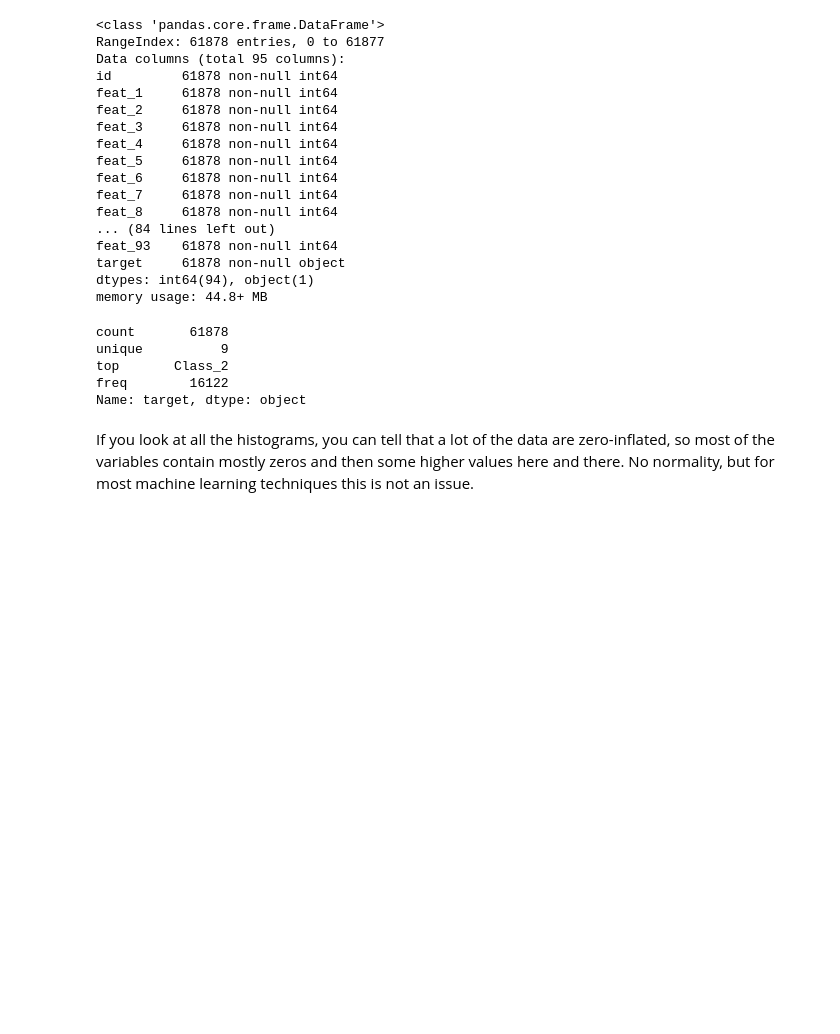
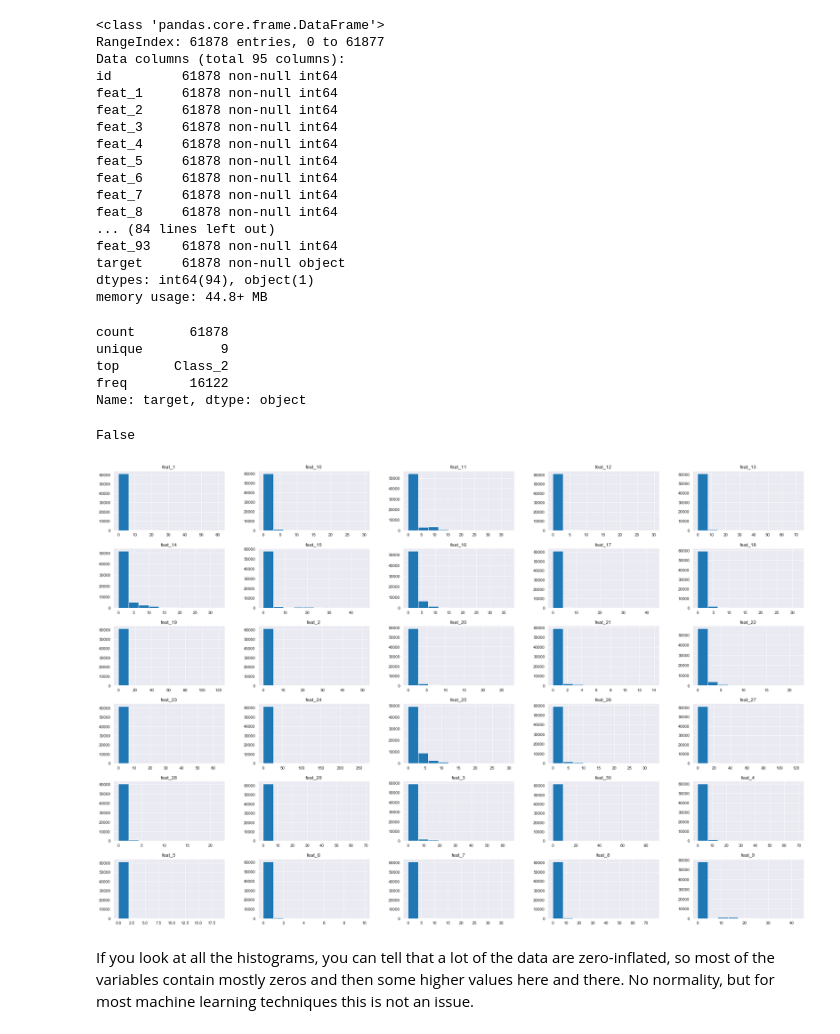
Before and after one commit to MissAle17/dsc-3-36-03-comparing-machine-learning-techniques-using-pipelines-lab-online-ds-sp-000, a Jupyter notebook: index.ipynb, the cells around one changed output. Drawn from its saved outputs; the diff is of its cells as text; code cells hidden in the pictures; blank space fills up the shorter version.

```diff
--- a/index.ipynb
+++ b/index.ipynb
@@ -87,8 +87,8 @@ freq        16122
 Name: target, dtype: object
 # %%
 # Your code here
-
-fcols1 = data.loc[:, 'feat_1':'feat_41']
-fcols2 = data.loc[:, 'feat_42':'feat_93']
+data.isna().any().any()
+# %% [output]
+False
 # %%
 # Your code here
@@ -97,2 +95,8 @@ fcols2 = data.loc[:, 'feat_42':'feat_93']
+# %%
+# Your code here
+feat = data.loc[:, 'feat_1':'feat_30']
+feat.hist(figsize=(30,20));
+# %% [output]
+[figure, added]
 # %% [markdown]
 If you look at all the histograms, you can tell that a lot of the data are zero-inflated, so most of the variables contain mostly zeros and then some higher values here and there. No normality, but for most machine learning techniques this is not an issue.
```
Also changed, not shown: parts of 17 cells of this notebook.
